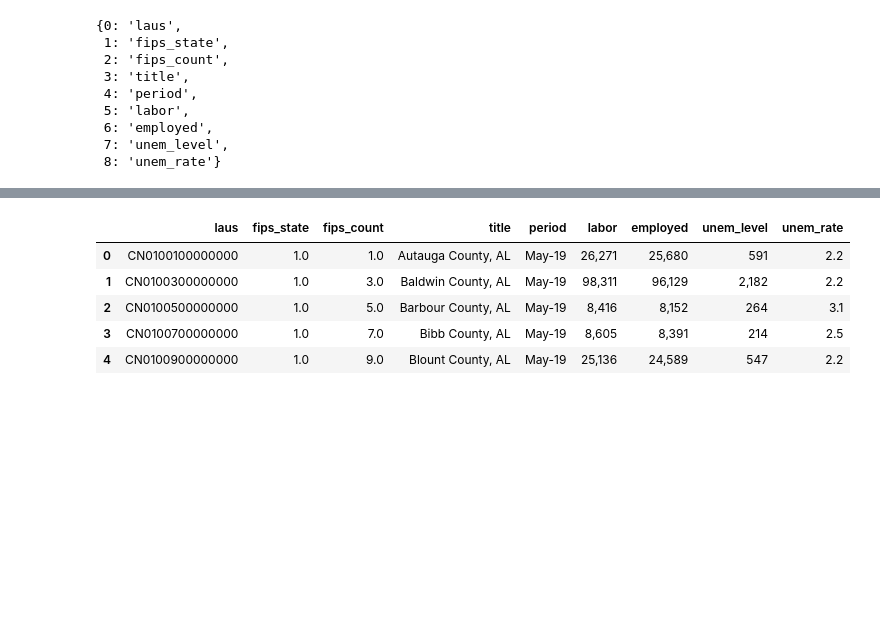
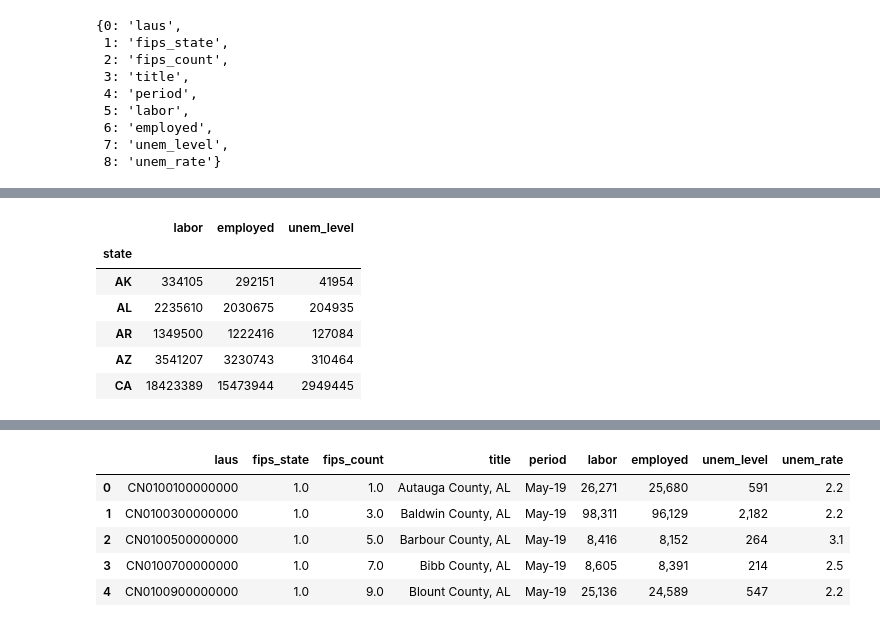
Before and after one commit to nbsmiz/ppp, a Jupyter notebook: unemployment_county_clean.ipynb, the cells around one changed output, grey strips where cells are left out. Drawn from its saved outputs; the diff is of its cells as text; code cells hidden in the pictures; blank space fills up the shorter version.

```diff
--- a/unemployment_county_clean.ipynb
+++ b/unemployment_county_clean.ipynb
@@ -57,0 +82,6 @@ unem.tail()
+# %%
+state_rate = unem.drop(columns=['period', 'county', 'unem_rate'])
+# %%
+state_rate['state'] = state_rate.apply(lambda row: str(row['state']).strip(), axis=1)
+# %%
+state_sums = state_rate.groupby(by=['state']).sum()
@@ -57,0 +92,10 @@ unem.tail()
+# %%
+state_sums.head()
+# %% [output]
+|  | labor | employed | unem_level |
+| state |  |  |  |
+| AK | 334105 | 292151 | 41954 |
+| AL | 2235610 | 2030675 | 204935 |
+| AR | 1349500 | 1222416 | 127084 |
+| AZ | 3541207 | 3230743 | 310464 |
+| CA | 18423389 | 15473944 | 2949445 |
```
Also changed, not shown: parts of 18 cells of this notebook, 3 other files.
